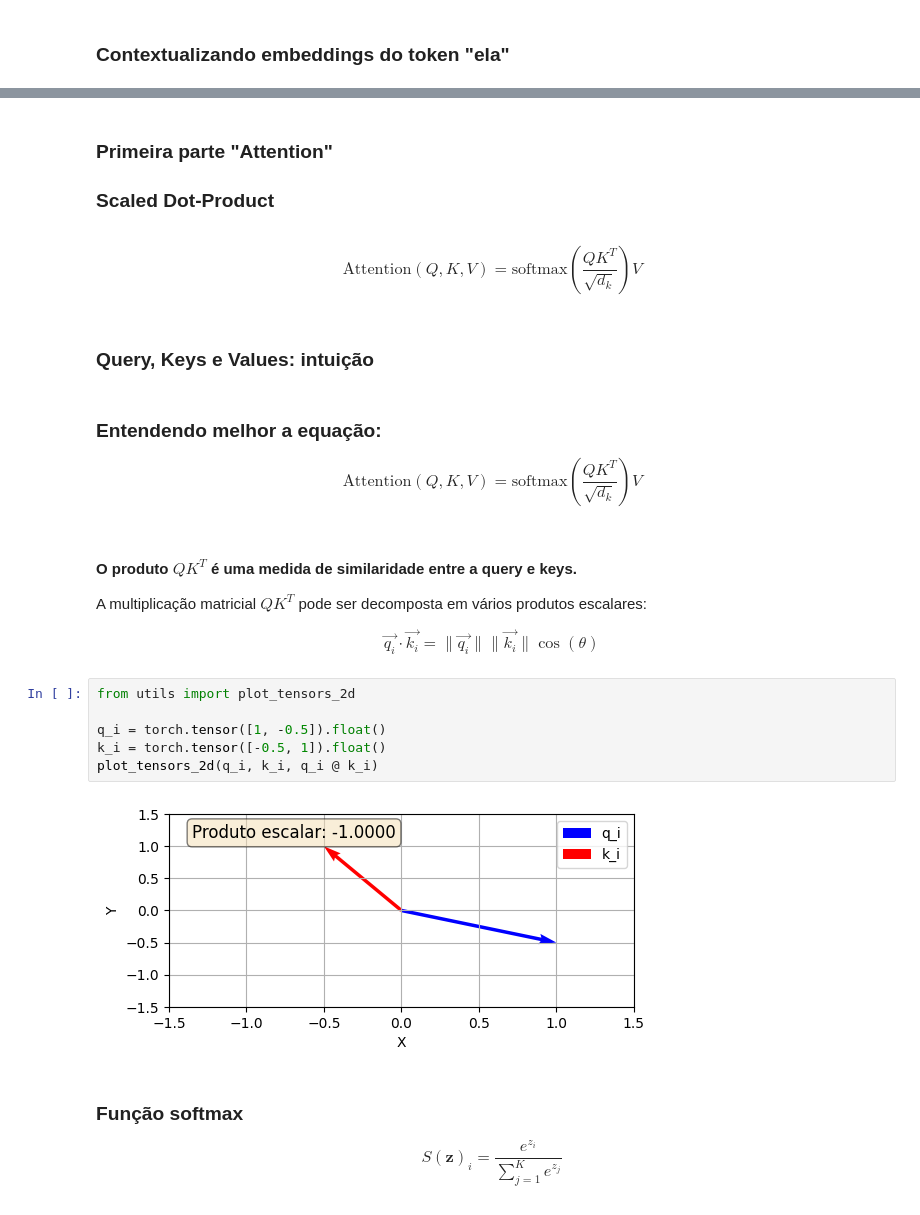
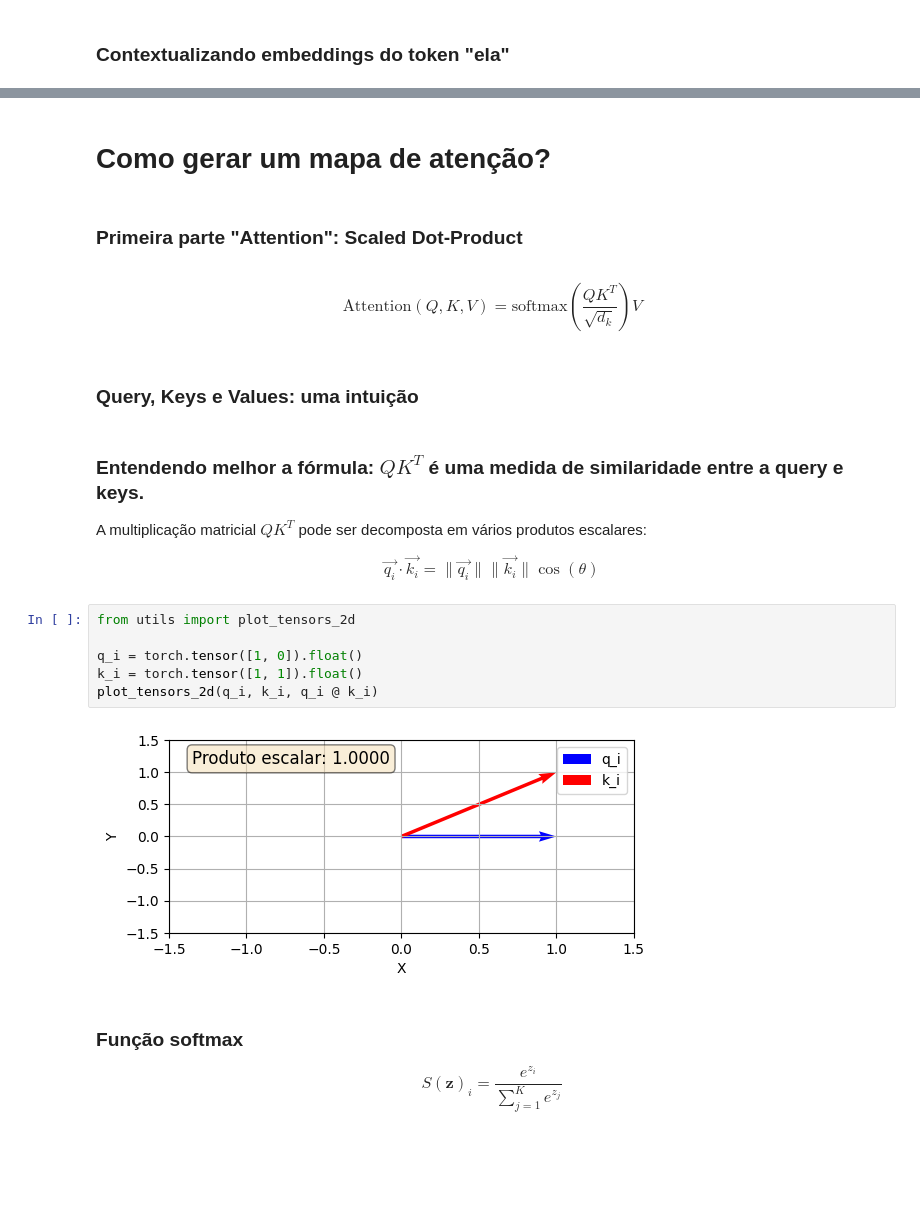
Before and after one commit to peuBouzon/workshop-transformers, a Jupyter notebook: blocks/1-attention.ipynb, the cells around one changed output, grey strips where cells are left out. Drawn from its saved outputs; the diff is of its cells as text; blank space fills up the shorter version.

Commit message:
melhora figuras

```diff
--- a/blocks/1-attention.ipynb
+++ b/blocks/1-attention.ipynb
@@ -62,20 +120,15 @@ Depois da atenção:
+# %% [markdown]
+# Como gerar um mapa de atenção?
 # %% [markdown]
-### Primeira parte "Attention"
-
-### Scaled Dot-Product
+### Primeira parte "Attention": Scaled Dot-Product
 # %% [markdown]
 $$
 \text{Attention}(Q, K, V) = \text{softmax}\left(\frac{QK^T}{\sqrt{d_k}}\right)V
 $$
 # %% [markdown]
-### Query, Keys e Values: intuição
+### Query, Keys e Values: uma intuição
-# %% [markdown]
-### Entendendo melhor a equação:
-$$
-\text{Attention}(Q, K, V) = \text{softmax}\left(\frac{QK^T}{\sqrt{d_k}}\right)V
-$$
 # %% [markdown]
-#### O produto $QK^T$ é uma medida de similaridade entre a query e keys.
+### Entendendo melhor a fórmula: $QK^T$ é uma medida de similaridade entre a query e keys.
 
 A multiplicação matricial $QK^T$ pode ser decomposta em vários produtos escalares:
 
@@ -85,11 +138,11 @@ $$
 # %%
 from utils import plot_tensors_2d
 
-q_i = torch.tensor([1, -0.5]).float()
-k_i = torch.tensor([-0.5, 1]).float()
+q_i = torch.tensor([1, 0]).float()
+k_i = torch.tensor([1, 1]).float()
 plot_tensors_2d(q_i, k_i, q_i @ k_i)
 # %% [output]
-[figure, old version]
+[figure, new version]
 # %% [markdown]
 ### Função softmax
 
```
Also changed, not shown: parts of 18 cells of this notebook.
